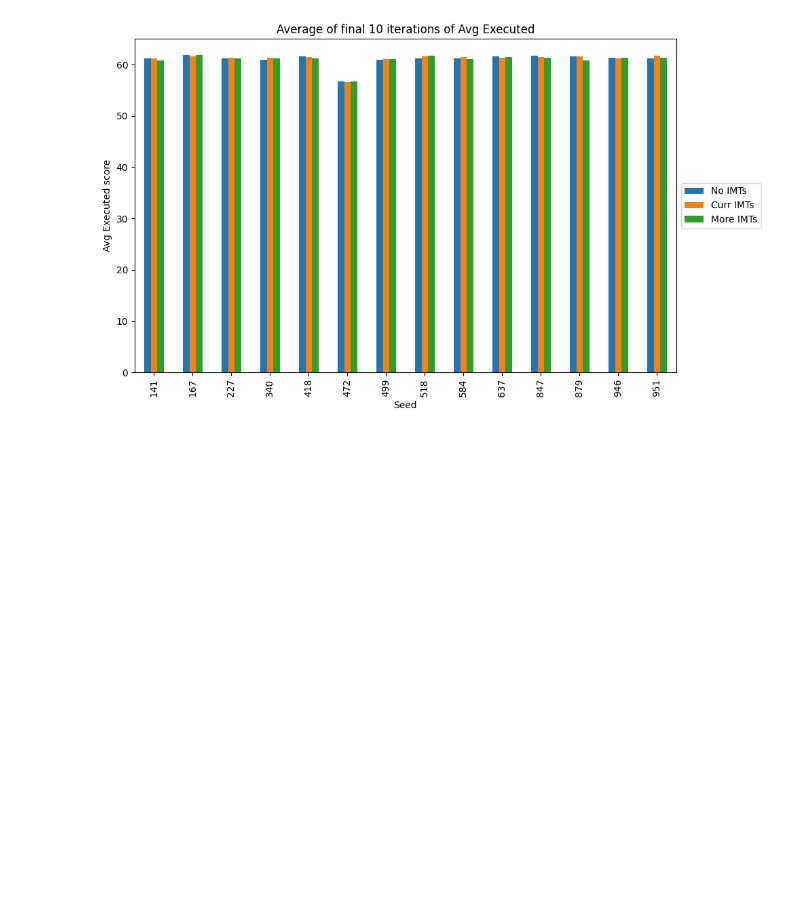
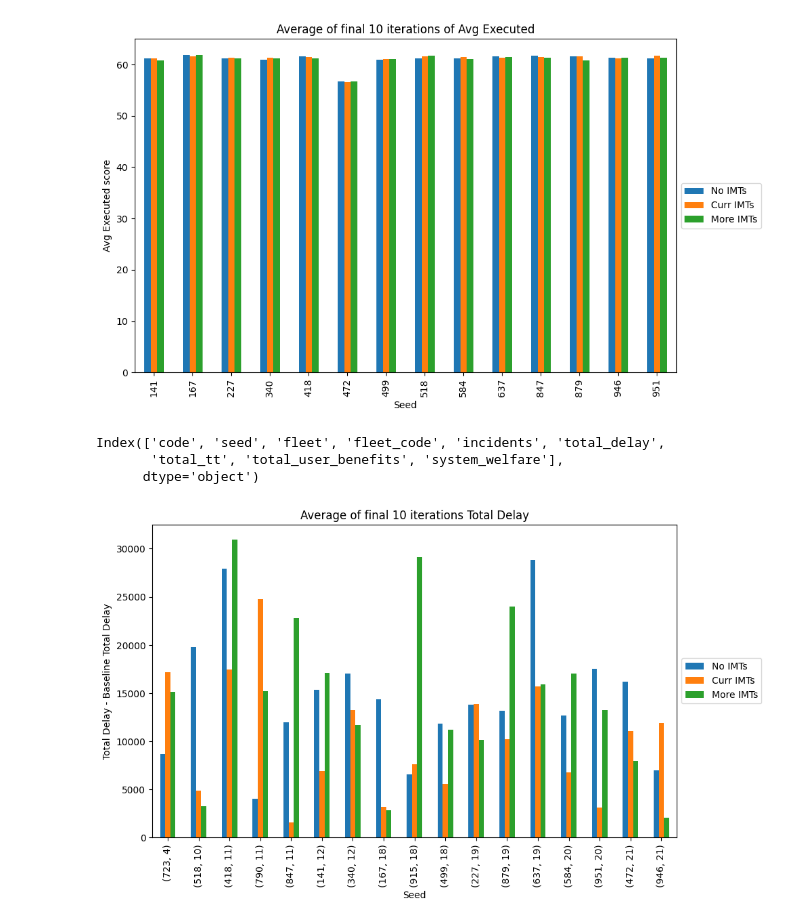
Before and after one commit to djarvis3/BYU_imt_optimization, a Jupyter notebook: MATSim_Analysis/output_analysis.ipynb, the cells around one changed output. Cells and saved outputs as stored; diff of their text form; code cells hidden in the pictures; blank space fills up the shorter version.

Commit message:
updates to plotting

```diff
--- a/MATSim_Analysis/output_analysis.ipynb
+++ b/MATSim_Analysis/output_analysis.ipynb
@@ -241,3 +235,55 @@ plot_score(n=10)
 #plot_score(n=10, values = 'avg_best')
 # %% [output]
 [figure]
+# %%
+df = get_vhd_df(0)
+df.columns
+# %% [output]
+Index(['code', 'seed', 'fleet', 'fleet_code', 'incidents', 'total_delay',
+       'total_tt', 'total_user_benefits', 'system_welfare'],
+      dtype='object')
+# %%
+def plot_vhd2(index='seed', columns='fleet',values='total_delay', n=0):
+    df = get_vhd_df(n)
+    if values == 'total_delay':
+        base = float(baseline[' Total delay [hours] '])
+        df['total_delay'] = df['total_delay'] - base
+
+    elif values == 'total_tt':
+        base = float(baseline[' Total travel time [hours]'])
+        df['total_tt'] = df['total_tt'] - base
+    type = types[values]
+
+    if n == 0:
+        title = f'{type} from 100th iteration'
+    else:
+        title = f'Average of final {n} iterations {type}'
+    # Pivot the data to create columns for each fleet value
+    pivot_df = df.pivot(index=(index, 'incidents'), columns=columns, values=values)
+    # Reindex columns to match the desired order
+    desired_fleet_order = ['No IMTs', 'Curr IMTs', 'More IMTs']
+    pivot_df = pivot_df.reindex(columns=desired_fleet_order)
+    #pivot_df = pivot_df.sort_values(by=index)
+    pivot_df.reset_index(inplace=True)
+    pivot_df.sort_values(by='incidents', inplace=True)
+    pivot_df.set_index(['seed', 'incidents'], inplace=True)
+
+    # Plot the data as a bar graph
+    ax = pivot_df.plot(kind='bar', figsize=(10, 6))
+    #ax.set_xticks(range(len(pivot_df)))
+    #ax.set_xticklabels([f'Seed {seed}\nIncidents {incidents}' for seed, incidents in zip(pivot_df.index, pivot_df['incidents'])], rotation=0)
+
+    plt.xlabel('Seed')
+    plt.ylabel(f'{type} - Baseline {type}')
+
+    plt.title(title)
+    plt.legend(title='Fleet')
+
+    plt.legend(loc='center left', bbox_to_anchor=(1, 0.5))
+
+
+    plt.show()
+# %%
+plot_vhd2(index='seed', columns='fleet',values='total_delay', n=10)
+# %% [output]
+[figure, added]
```
Also changed, not shown: parts of 8 cells of this notebook, 35 other files.
